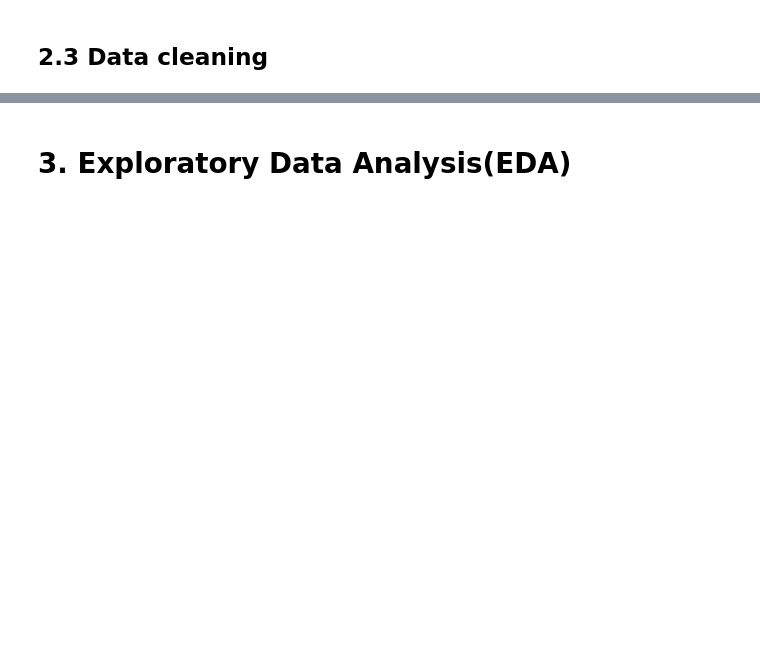
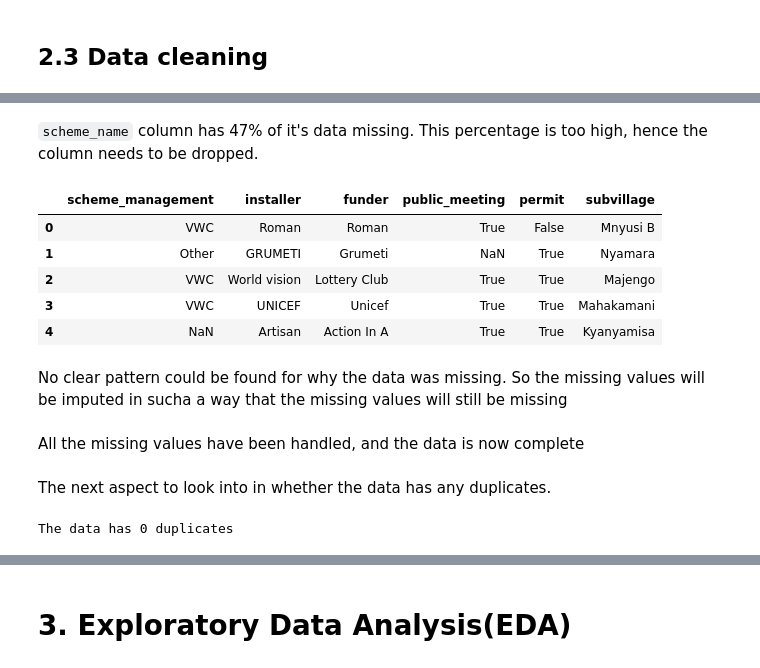
Before and after one commit to Mercy-Njambi/Tanzania-Water-Pump-Status, a Jupyter notebook: Tanzania Water Pump Status Modelling.ipynb, the cells around one changed output, grey strips where cells are left out. Saved outputs shown, nothing was run; the diff lists cells and outputs as text; code cells hidden in the pictures; blank space fills up the shorter version.

```diff
--- a/Tanzania Water Pump Status Modelling.ipynb
+++ b/Tanzania Water Pump Status Modelling.ipynb
@@ -94,0 +153,17 @@ pd.merge(left = data, right = data_labels, on = 'id')
+# %% [markdown]
+`scheme_name` column has 47% of it's data missing. This percentage is too high, hence the column needs to be dropped.
+# %%
+# dropping the column 'scheme_name'
+
+df.drop(columns = 'scheme_name', inplace = True)
+# %%
+df[['scheme_management', 'installer', 'funder', 'public_meeting','permit','subvillage']].head()
+# %% [output]
+|  | scheme_management | installer | funder | public_meeting | permit | subvillage |
+| 0 | VWC | Roman | Roman | True | False | Mnyusi B |
+| 1 | Other | GRUMETI | Grumeti | NaN | True | Nyamara |
+| 2 | VWC | World vision | Lottery Club | True | True | Majengo |
+| 3 | VWC | UNICEF | Unicef | True | True | Mahakamani |
+| 4 | NaN | Artisan | Action In A | True | True | Kyanyamisa |
+# %% [markdown]
+No clear pattern could be found for why the data was missing. So the missing values will be imputed in sucha a way that the missing values will still be missing
@@ -94,0 +174,10 @@ pd.merge(left = data, right = data_labels, on = 'id')
+# %% [markdown]
+All the  missing values have been handled, and the data is now complete
+# %% [markdown]
+The next aspect to look into in whether the data has any duplicates.
+# %%
+# checking for duplicates
+
+print(f'The data has {df.duplicated().sum()} duplicates')
+# %% [output]
+The data has 0 duplicates
```
Also changed, not shown: parts of 15 cells of this notebook.
